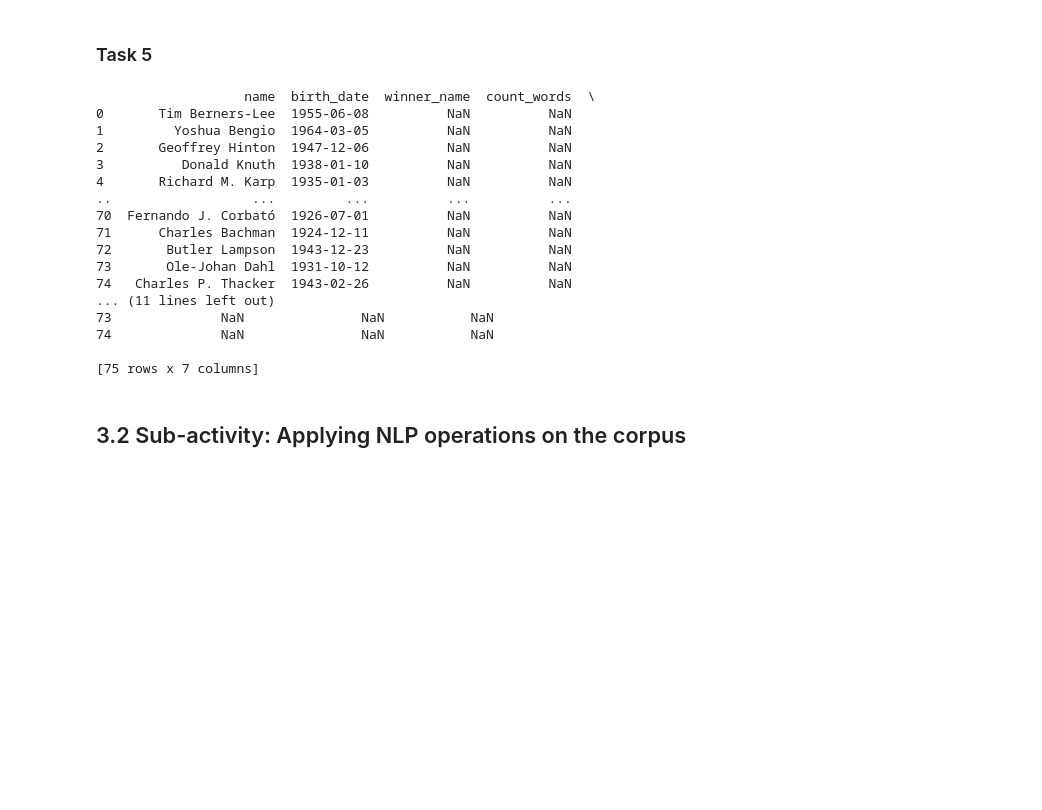
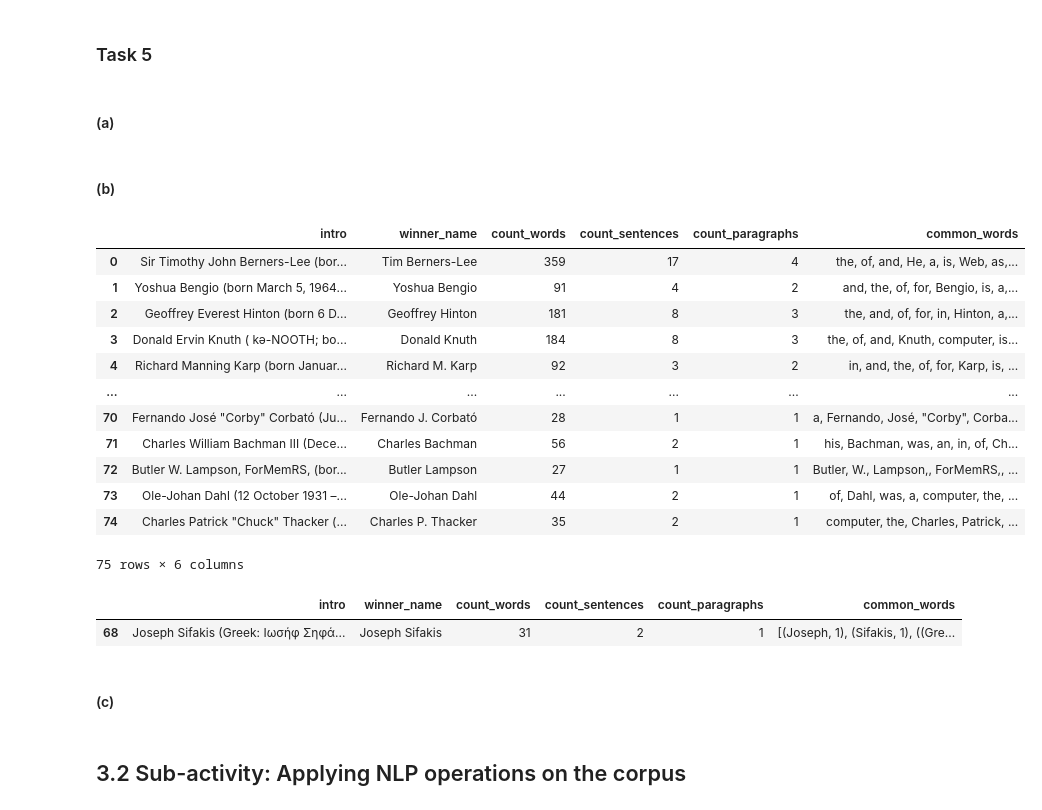
Before and after one commit to congrendai/CW2_for_computer_programing, a Jupyter notebook: CW2_A3.ipynb, the cells around one changed output. Drawn from its saved outputs; the diff is of its cells as text; code cells hidden in the pictures; blank space fills up the shorter version.

```diff
--- a/CW2_A3.ipynb
+++ b/CW2_A3.ipynb
@@ -72,7 +76,6 @@ def get_wikipedia_content(wikidata_ID):
         "prop": "extracts",
         "titles": wikidata_title,
         "formatversion": "2",
-        "explaintext": 1,
         "exsectionformat": "wiki",
     }
 
@@ -176,19 +209,19 @@ def get__info(wikidata_ID):
 award_winners = {
     "name": [],
     "intro": [],
+    "birth_date": [],
     "gender": [],
-    "birth_date": [],
     "birth_place": [],
     "employer": [],
     "educated_at": []
 }
 
 for wikidata_ID in wikidata_IDs:
-    wikidata_name, wikipedia_intro, wikidata_gender, wikidata_birth_date, wikidata_birth_place, wikidata_employer, wikidata_educated_at = get__info(wikidata_ID)
+    wikidata_name, wikipedia_intro, wikidata_birth_date, wikidata_gender, wikidata_birth_place, wikidata_employer, wikidata_educated_at = get_award_winners_info(wikidata_ID)
     award_winners["name"].append(wikidata_name)
     award_winners["intro"].append(wikipedia_intro)
+    award_winners["birth_date"].append(wikidata_birth_date)
     award_winners["gender"].append(wikidata_gender)
-    award_winners["birth_date"].append(wikidata_birth_date)
     award_winners["birth_place"].append(wikidata_birth_place)
     award_winners["employer"].append(wikidata_employer)
     award_winners["educated_at"].append(wikidata_educated_at)
@@ -210,33 +236,45 @@ Adi Shamir, Alan Kay, Alan Perlis, Alfred Aho, Allen Newell, Amir Pnueli, Andrew
 # %% [markdown]
 ### Task 5
+# %% [markdown]
+#### (a)
 # %%
-_intro = pd.DataFrame()
-_intro["winner_name"] = np.nan
-_intro["count_words"] = np.nan
-_intro["count_sentences"] = np.nan
-_intro["count_paragraphs"] = np.nan
-_intro["common_words"] = np.nan
-
-
-print(_intro)
+award_winners_intro = pd.DataFrame(award_winners["intro"], columns = ["intro"])
+award_winners_intro["winner_name"] = np.nan
+award_winners_intro["count_words"] = np.nan
+award_winners_intro["count_sentences"] = np.nan
+award_winners_intro["count_paragraphs"] = np.nan
+award_winners_intro["common_words"] = np.nan
-# %% [output]
-                   name  birth_date  winner_name  count_words  \
-0       Tim Berners-Lee  1955-06-08          NaN          NaN
-1         Yoshua Bengio  1964-03-05          NaN          NaN
-2       Geoffrey Hinton  1947-12-06          NaN          NaN
-3          Donald Knuth  1938-01-10          NaN          NaN
-4       Richard M. Karp  1935-01-03          NaN          NaN
-..                  ...         ...          ...          ...
-70  Fernando J. Corbató  1926-07-01          NaN          NaN
-71      Charles Bachman  1924-12-11          NaN          NaN
-72       Butler Lampson  1943-12-23          NaN          NaN
-73       Ole-Johan Dahl  1931-10-12          NaN          NaN
-74   Charles P. Thacker  1943-02-26          NaN          NaN
-... (11 lines left out)
-73              NaN               NaN           NaN
-74              NaN               NaN           NaN
-
-[75 rows x 7 columns]
+# %% [markdown]
+#### (b)
+# %%
+award_winners_intro["winner_name"] = award_winners["name"]
+award_winners_intro["count_words"] = award_winners_intro["intro"].apply(lambda x: len(x.split()))
+award_winners_intro["count_sentences"] = award_winners_intro["intro"].apply(lambda x: len(sent_tokenize(x)))
+award_winners_intro["count_paragraphs"] = award_winners_intro["intro"].apply(lambda x: len(x.split("\n")))
+award_winners_intro["common_words"] = award_winners_intro["intro"].apply(lambda x: FreqDist(x.split()).most_common(10)).apply(lambda x: [i[0] for i in x]).apply(lambda x: ", ".join(x))
+# %%
+award_winners_intro
+# %% [output]
+|  | intro | winner_name | count_words | count_sentences | count_paragraphs | common_words |
+| 0 | Sir Timothy John Berners-Lee (bor... | Tim Berners-Lee | 359 | 17 | 4 | the, of, and, He, a, is, Web, as,... |
+| 1 | Yoshua Bengio (born March 5, 1964... | Yoshua Bengio | 91 | 4 | 2 | and, the, of, for, Bengio, is, a,... |
+| 2 | Geoffrey Everest Hinton (born 6 D... | Geoffrey Hinton | 181 | 8 | 3 | the, and, of, for, in, Hinton, a,... |
+| 3 | Donald Ervin Knuth ( kə-NOOTH; bo... | Donald Knuth | 184 | 8 | 3 | the, of, and, Knuth, computer, is... |
+| 4 | Richard Manning Karp (born Januar... | Richard M. Karp | 92 | 3 | 2 | in, and, the, of, for, Karp, is, ... |
+| ... | ... | ... | ... | ... | ... | ... |
+| 70 | Fernando José "Corby" Corbató (Ju... | Fernando J. Corbató | 28 | 1 | 1 | a, Fernando, José, "Corby", Corba... |
+| 71 | Charles William Bachman III (Dece... | Charles Bachman | 56 | 2 | 1 | his, Bachman, was, an, in, of, Ch... |
+| 72 | Butler W. Lampson, ForMemRS, (bor... | Butler Lampson | 27 | 1 | 1 | Butler, W., Lampson,, ForMemRS,, ... |
+| 73 | Ole-Johan Dahl (12 October 1931 –... | Ole-Johan Dahl | 44 | 2 | 1 | of, Dahl, was, a, computer, the, ... |
+| 74 | Charles Patrick "Chuck" Thacker (... | Charles P. Thacker | 35 | 2 | 1 | computer, the, Charles, Patrick, ... |
+75 rows × 6 columns
+# %%
+award_winners_intro[award_winners_intro["winner_name"] == "Joseph Sifakis"]
+# %% [output]
+|  | intro | winner_name | count_words | count_sentences | count_paragraphs | common_words |
+| 68 | Joseph Sifakis (Greek: Ιωσήφ Σηφά... | Joseph Sifakis | 31 | 2 | 1 | [(Joseph, 1), (Sifakis, 1), ((Gre... |
+# %% [markdown]
+#### (c)
 # %% [markdown]
 ## 3.2 Sub-activity: Applying NLP operations on the corpus
 # %% [markdown]
```
Also changed, not shown: parts of 7 cells of this notebook, 1 other file.
